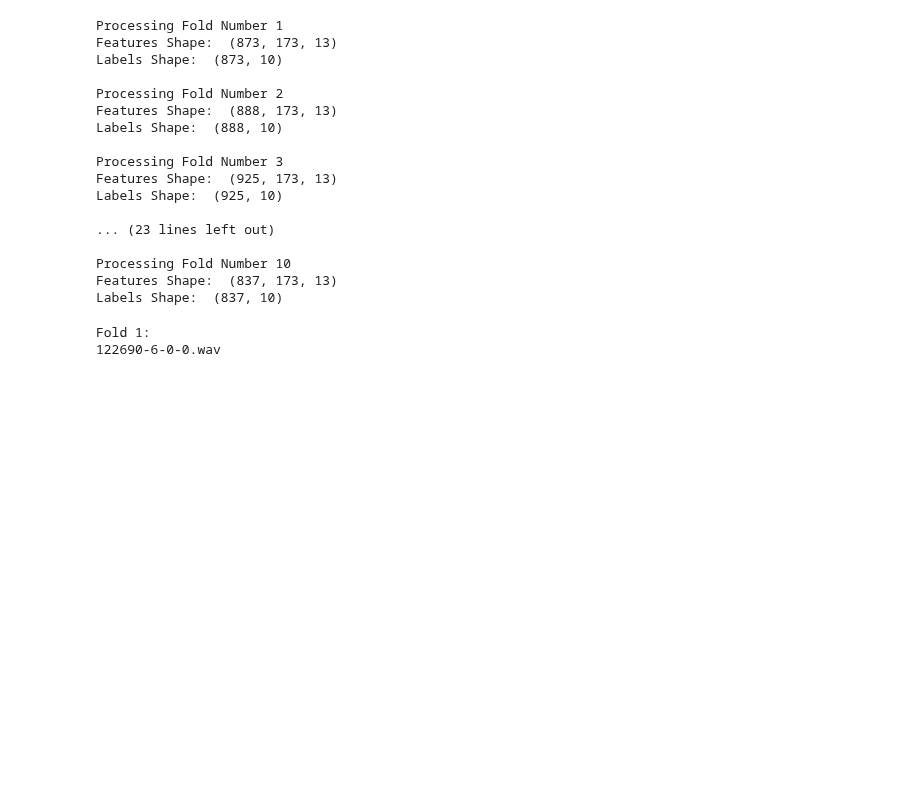
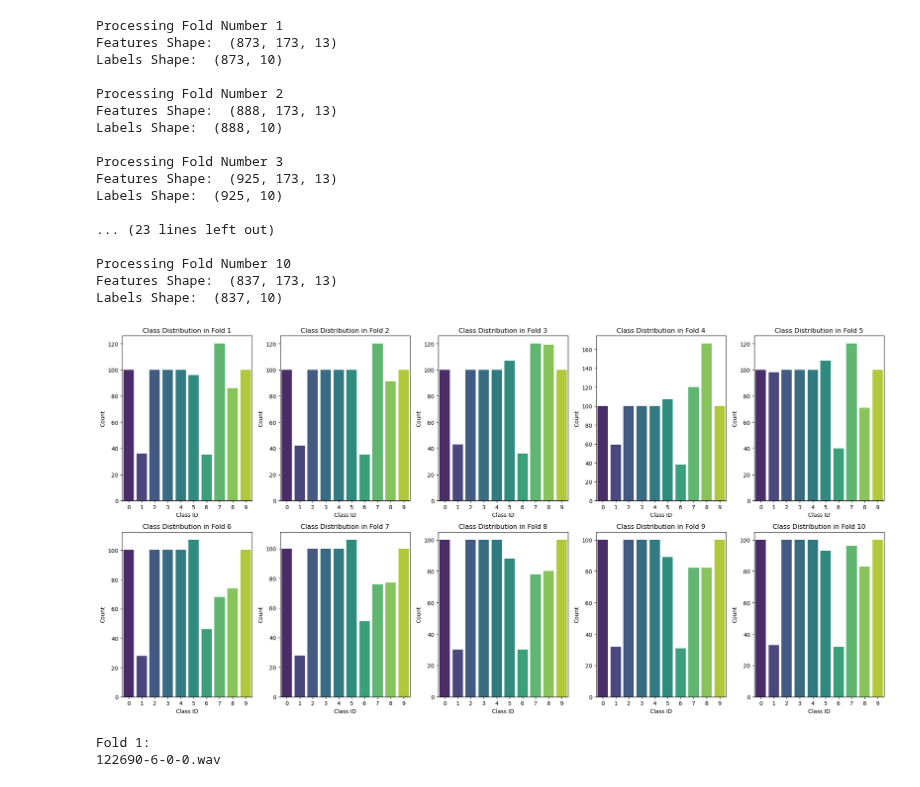
Before and after one commit to joaobaptista30/Sound_Classification, a Jupyter notebook: rnn-lstm.ipynb, the cells around one changed output. Saved outputs shown, nothing was run; the diff lists cells and outputs as text; code cells hidden in the pictures; blank space fills up the shorter version.

```diff
--- a/rnn-lstm.ipynb
+++ b/rnn-lstm.ipynb
@@ -188,6 +193,26 @@ Labels Shape:  (925, 10)
 Processing Fold Number 10
 Features Shape:  (837, 173, 13)
 Labels Shape:  (837, 10)
+# %%
+fig, axes = plt.subplots(2, 5, figsize=(20, 10))
+for i, fold_path in enumerate(fold_paths):
+    fold_name = os.path.basename(fold_path)
+    fold_number = int(fold_name.replace("fold", ""))
+    fold_data = df[df["fold"] == fold_number]
+    class_counts = fold_data["classID"].value_counts().sort_index()
+    ax = axes[i // 5, i % 5]
+
+    sns.barplot(x=class_counts.index, y=class_counts.values, palette="viridis", ax=ax)
+    ax.set_title(f"Class Distribution in Fold {fold_number}", fontsize=12)
+    ax.set_xlabel("Class ID", fontsize=10)
+    ax.set_ylabel("Count", fontsize=10)
+    ax.set_xticks(range(10))
+
+
+plt.tight_layout()
+plt.show()
+# %% [output]
+[figure, added]
 # %%
 filename = df.slice_file_name[1000] # select random file
 fold = df.fold[1000]
```
Also changed, not shown: parts of 10 cells of this notebook.
